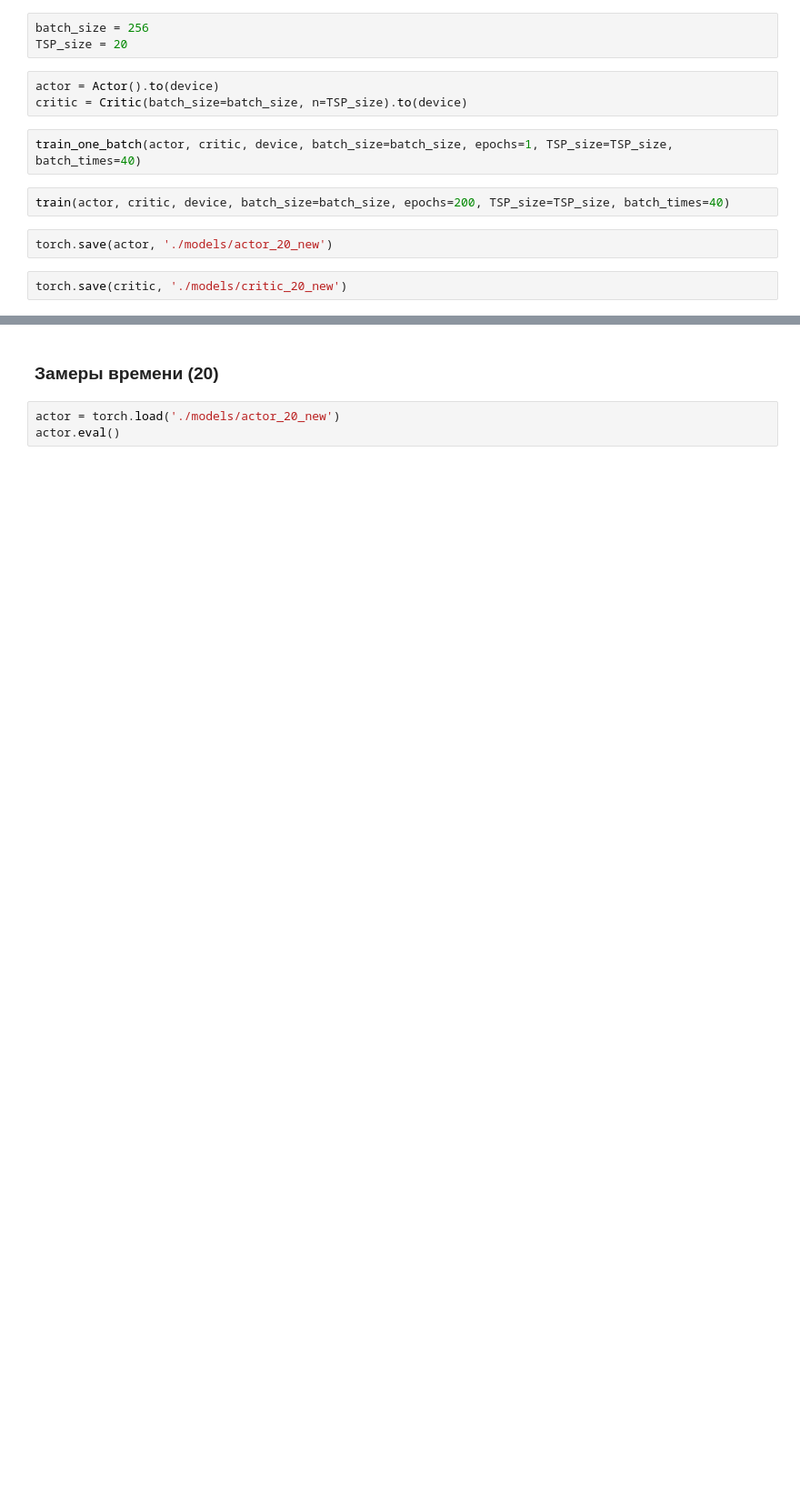
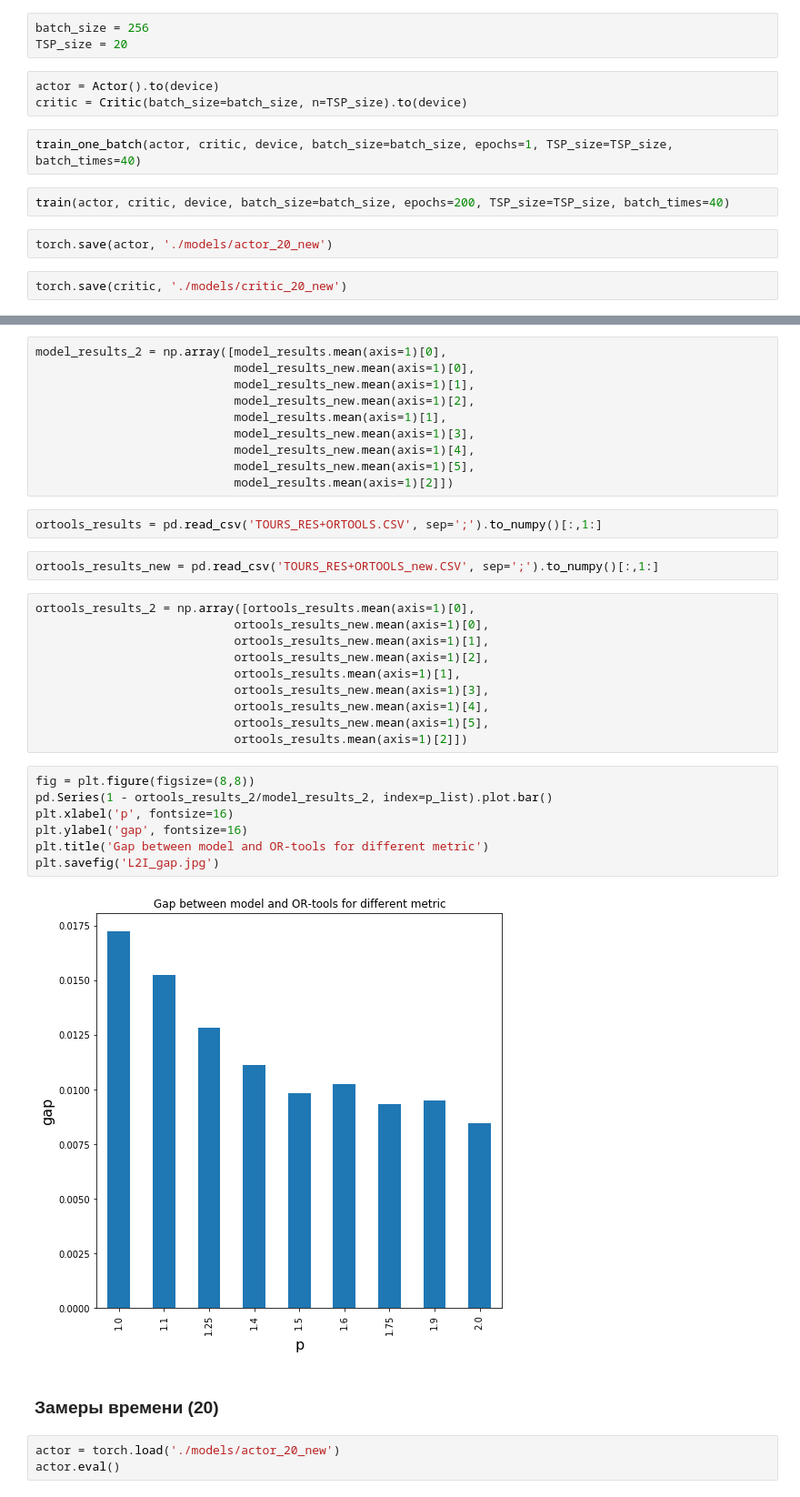
Before and after one commit to Arssel/TSP_RL, a Jupyter notebook: Experiments.ipynb, the cells around one changed output, grey strips where cells are left out. Shown at 91% size. Drawn from its saved outputs; the diff is of its cells as text; blank space fills up the shorter version.

Commit message:
added metric experiment

```diff
--- a/Experiments.ipynb
+++ b/Experiments.ipynb
@@ -50,3 +136,36 @@ torch.save(critic, './models/critic_20_new')
+# %%
+model_results_2 = np.array([model_results.mean(axis=1)[0],
+                            model_results_new.mean(axis=1)[0],
+                            model_results_new.mean(axis=1)[1],
+                            model_results_new.mean(axis=1)[2],
+                            model_results.mean(axis=1)[1],
+                            model_results_new.mean(axis=1)[3],
+                            model_results_new.mean(axis=1)[4],
+                            model_results_new.mean(axis=1)[5],
+                            model_results.mean(axis=1)[2]])
+# %%
+ortools_results = pd.read_csv('TOURS_RES+ORTOOLS.CSV', sep=';').to_numpy()[:,1:]
+# %%
+ortools_results_new = pd.read_csv('TOURS_RES+ORTOOLS_new.CSV', sep=';').to_numpy()[:,1:]
+# %%
+ortools_results_2 = np.array([ortools_results.mean(axis=1)[0],
+                            ortools_results_new.mean(axis=1)[0],
+                            ortools_results_new.mean(axis=1)[1],
+                            ortools_results_new.mean(axis=1)[2],
+                            ortools_results.mean(axis=1)[1],
+                            ortools_results_new.mean(axis=1)[3],
+                            ortools_results_new.mean(axis=1)[4],
+                            ortools_results_new.mean(axis=1)[5],
+                            ortools_results.mean(axis=1)[2]])
+# %%
+fig = plt.figure(figsize=(8,8))
+pd.Series(1 - ortools_results_2/model_results_2, index=p_list).plot.bar()
+plt.xlabel('p', fontsize=16)
+plt.ylabel('gap', fontsize=16)
+plt.title('Gap between model and OR-tools for different metric')
+plt.savefig('L2I_gap.jpg')
+# %% [output]
+[figure, added]
 # %% [markdown]
 ### Замеры времени (20)
 # %%
```
Also changed, not shown: parts of 51 cells of this notebook.
